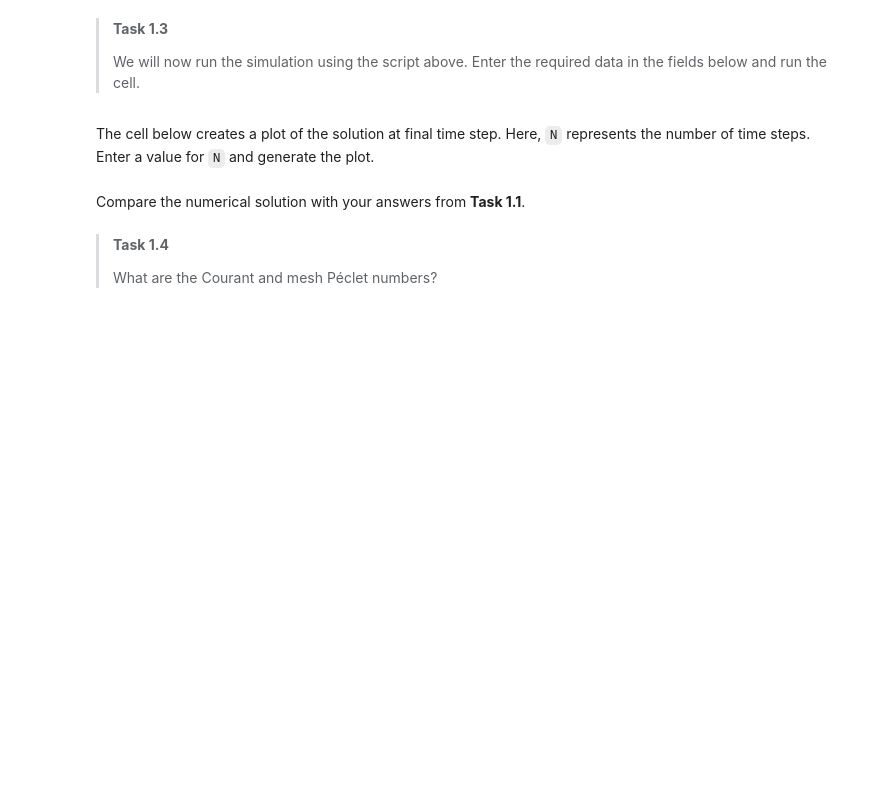
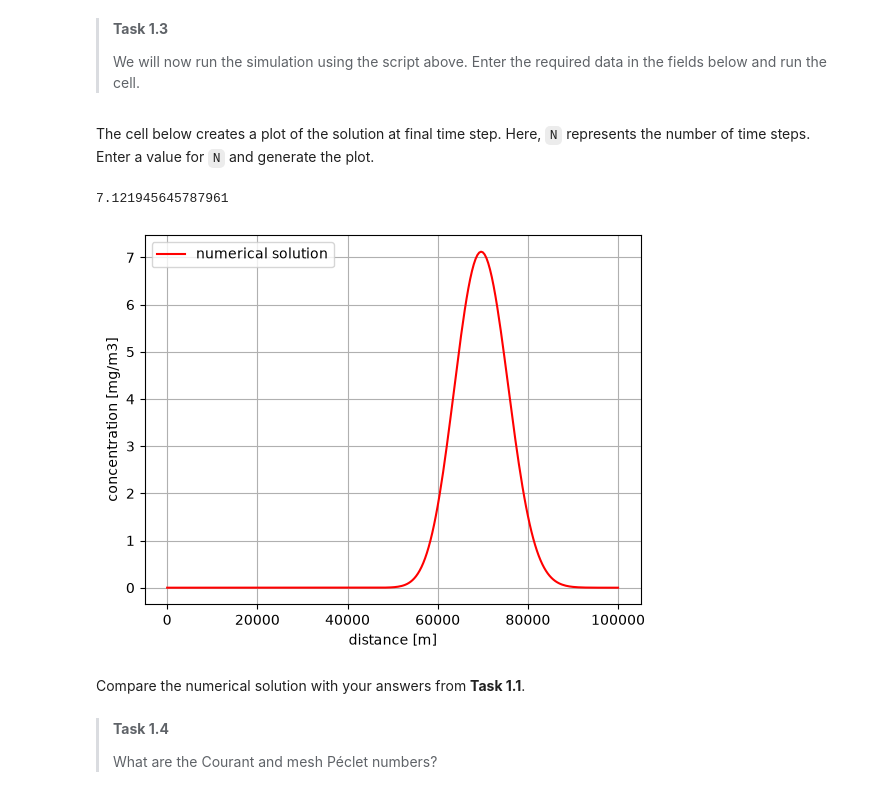
Before and after one commit to FLvandenende/GA2.1, a Jupyter notebook: grp09.ipynb, the cells around one changed output. Cells and saved outputs as stored; diff of their text form; code cells hidden in the pictures; blank space fills up the shorter version.

```diff
--- a/grp09.ipynb
+++ b/grp09.ipynb
@@ -124,11 +136,10 @@ plt.ylabel('concentration [mg/m3]')
 # %%
 # parameters for advdiff
 
-u= ### YOUR CODE HERE ###
-K= ### YOUR CODE HERE ###
-dt= ### YOUR CODE HERE ###
-Tend= ### YOUR CODE HERE ###
-
+u= 0.5
+K= 100
+dt= 600
+Tend= 120000
 
 # compute solution to transport equation
 c=advdiff(u,K,c0,lenD,dt,Tend,'central','theta',0.5)
@@ -136,13 +147,17 @@ c=advdiff(u,K,c0,lenD,dt,Tend,'central','theta',0.5)
 The cell below creates a plot of the solution at final time step. Here, `N` represents the number of time steps. Enter a value for `N` and generate the plot.
 # %%
 # number of timesteps
-N= ### YOUR CODE HERE ###
+N= 200
 
 plt.plot(x,c[N,:],'r',label='numerical solution')
 plt.legend(loc='upper left')
 plt.xlabel('distance [m]')
 plt.ylabel('concentration [mg/m3]')
 plt.grid()
+print(np.max(c[N,:]))
+# %% [output]
+7.121945645787961
+[figure, added]
 # %% [markdown]
 Compare the numerical solution with your answers from **Task 1.1**.
 # %% [markdown]
```
Also changed, not shown: parts of 10 cells of this notebook.
